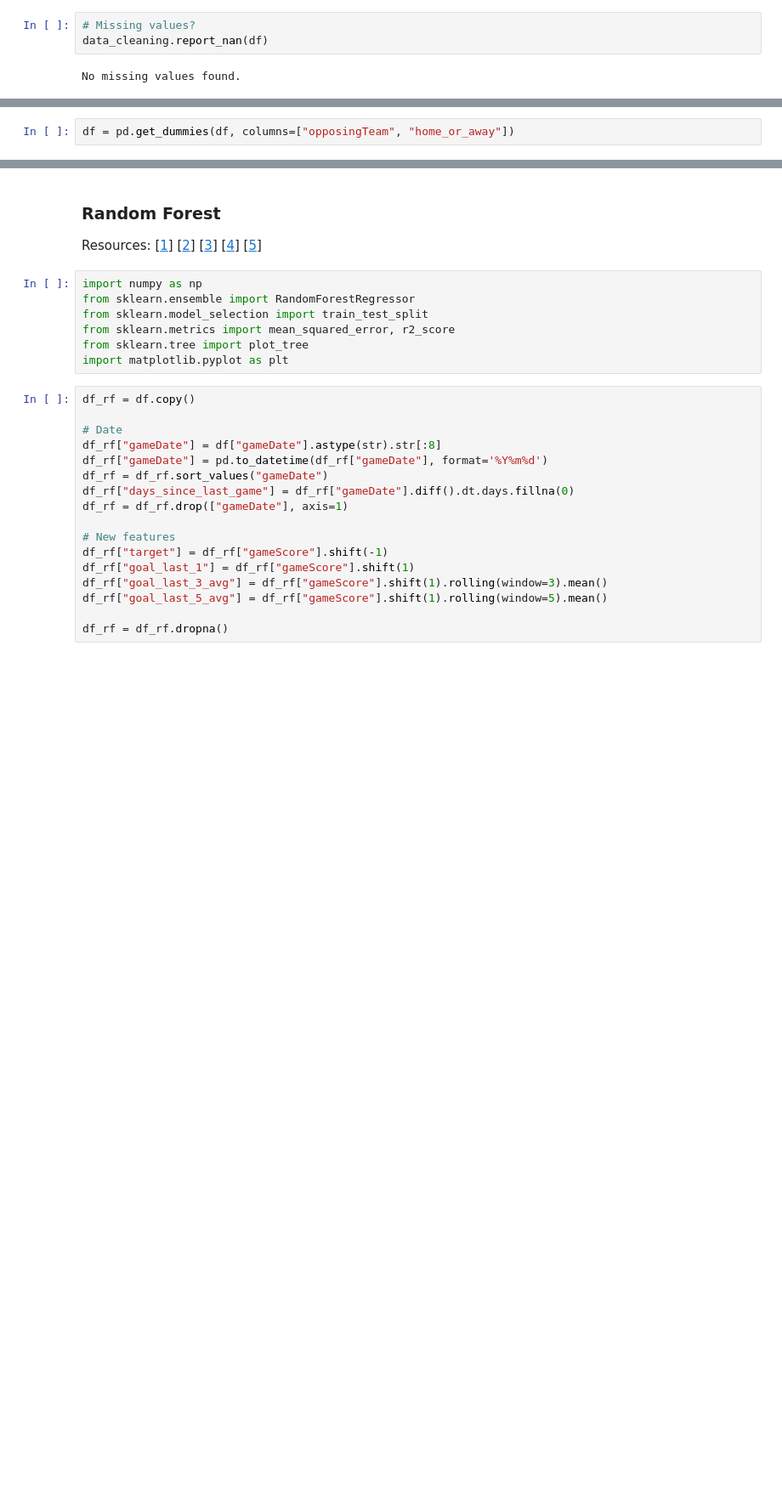
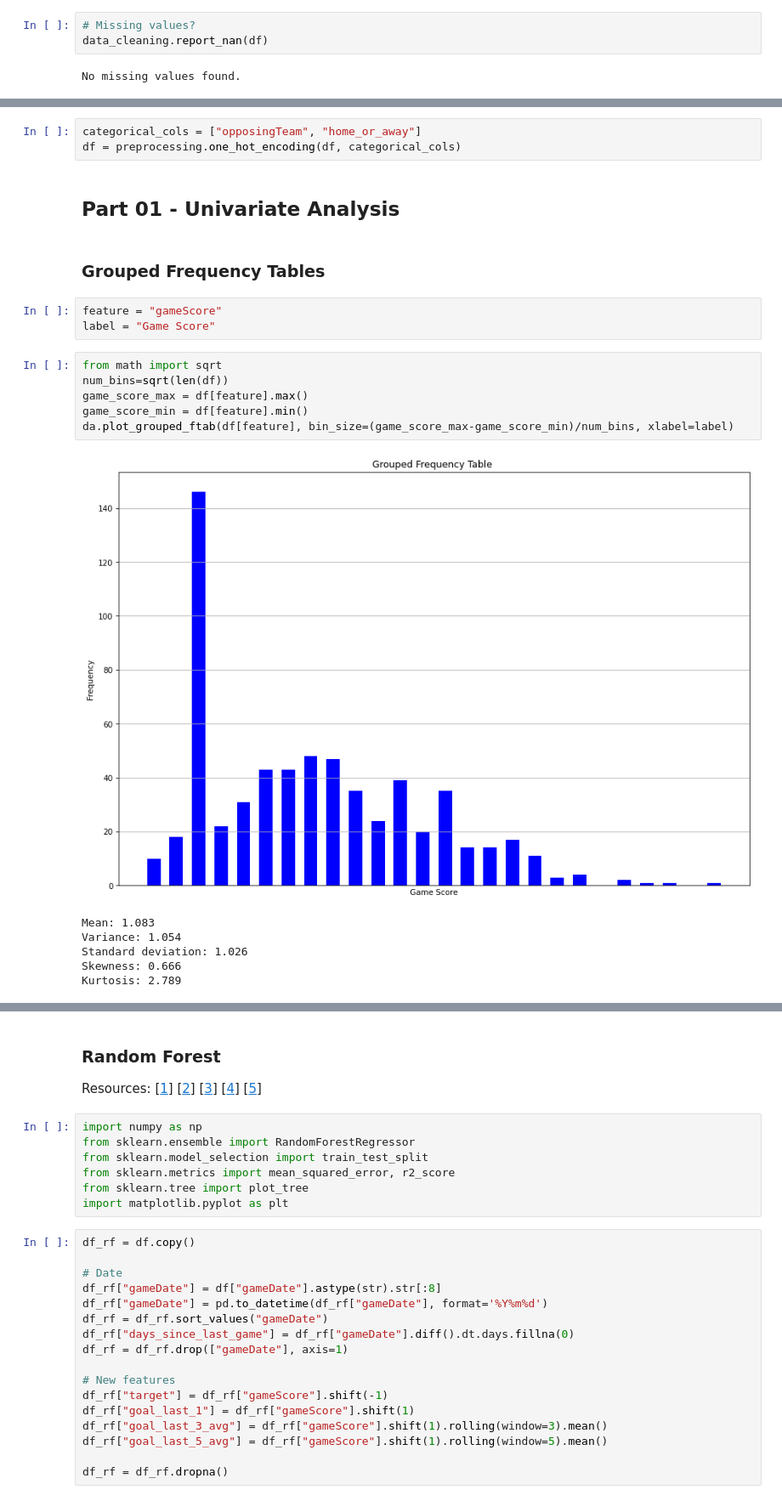
Before and after one commit to thedanicode24/moneypuck-data, a Jupyter notebook: player/matthews.ipynb, the cells around one changed output, grey strips where cells are left out. Shown at 85% size. Saved outputs shown, nothing was run; the diff lists cells and outputs as text; blank space fills up the shorter version.

```diff
--- a/player/matthews.ipynb
+++ b/player/matthews.ipynb
@@ -97,2 +81,23 @@ Number of features: 650
 # %%
-df = pd.get_dummies(df, columns=["opposingTeam", "home_or_away"])
+categorical_cols = ["opposingTeam", "home_or_away"]
+df = preprocessing.one_hot_encoding(df, categorical_cols)
+# %% [markdown]
+## Part 01 - Univariate Analysis
+# %% [markdown]
+### Grouped Frequency Tables
+# %%
+feature = "gameScore"
+label = "Game Score"
+# %%
+from math import sqrt
+num_bins=sqrt(len(df))
+game_score_max = df[feature].max()
+game_score_min = df[feature].min()
+da.plot_grouped_ftab(df[feature], bin_size=(game_score_max-game_score_min)/num_bins, xlabel=label)
+# %% [output]
+[figure, added]
+Mean: 1.083
+Variance: 1.054
+Standard deviation: 1.026
+Skewness: 0.666
+Kurtosis: 2.789
```
Also changed, not shown: parts of 17 cells of this notebook, 4 other files.
